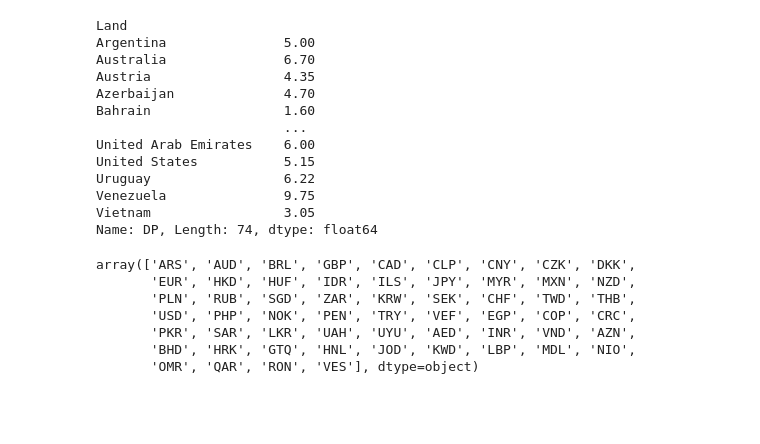
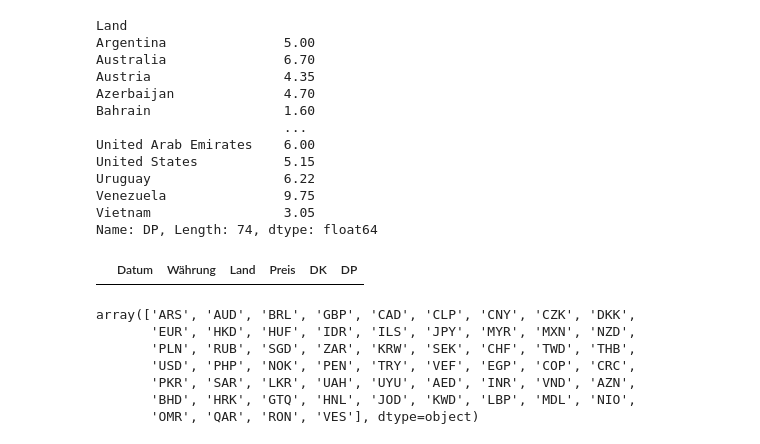
Before and after one commit to p-spohr/HTW-Berlin-Pytorium, a Jupyter notebook: 4-Wichtige-Libraries/4.2-pandas-bigmac.ipynb, the cells around one changed output. Saved outputs shown, nothing was run; the diff lists cells and outputs as text; code cells hidden in the pictures; blank space fills up the shorter version.

```diff
--- a/4-Wichtige-Libraries/4.2-pandas-bigmac.ipynb
+++ b/4-Wichtige-Libraries/4.2-pandas-bigmac.ipynb
@@ -244,3 +244,8 @@ Uruguay                 6.22
 Venezuela               9.75
 Vietnam                 3.05
 Name: DP, Length: 74, dtype: float64
+# %%
+df_max = pd.DataFrame(columns=daten.columns)
+df_max
+# %% [output]
+|  | Datum | Währung | Land | Preis | DK | DP |
```
Also changed, not shown: parts of 4 cells of this notebook, 1 other file.
